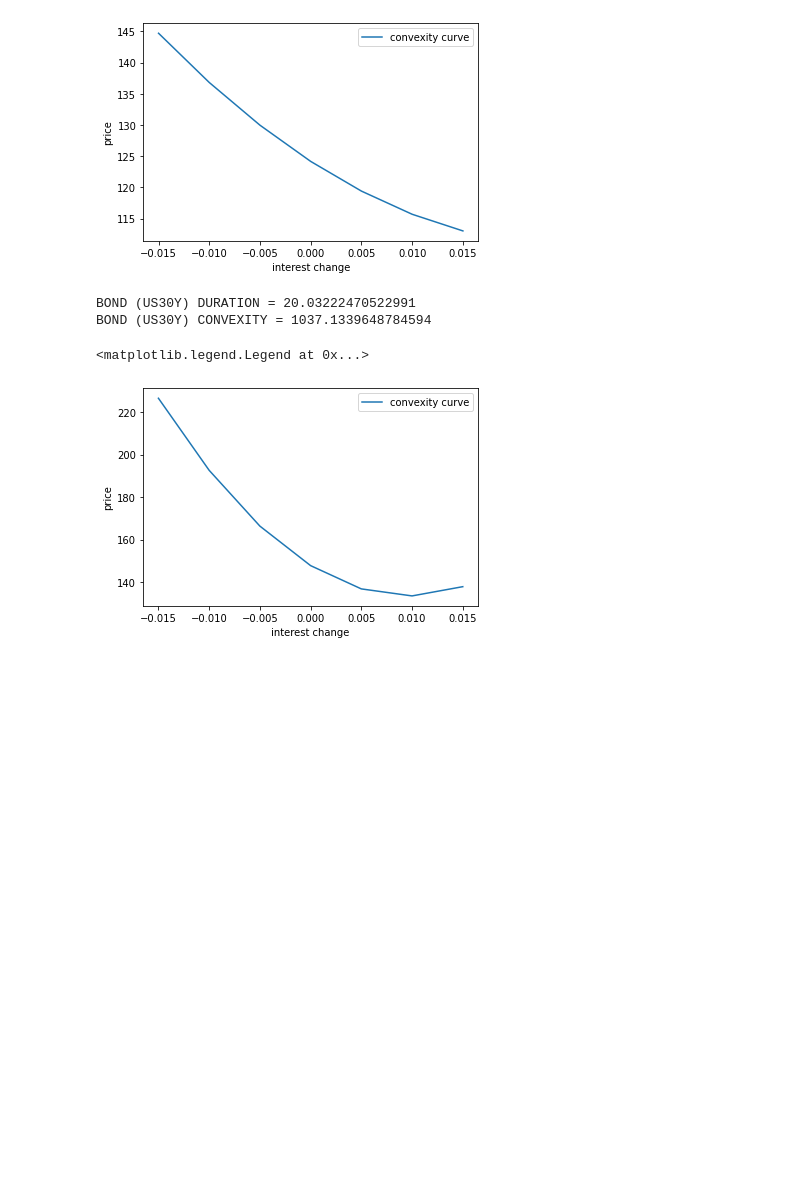
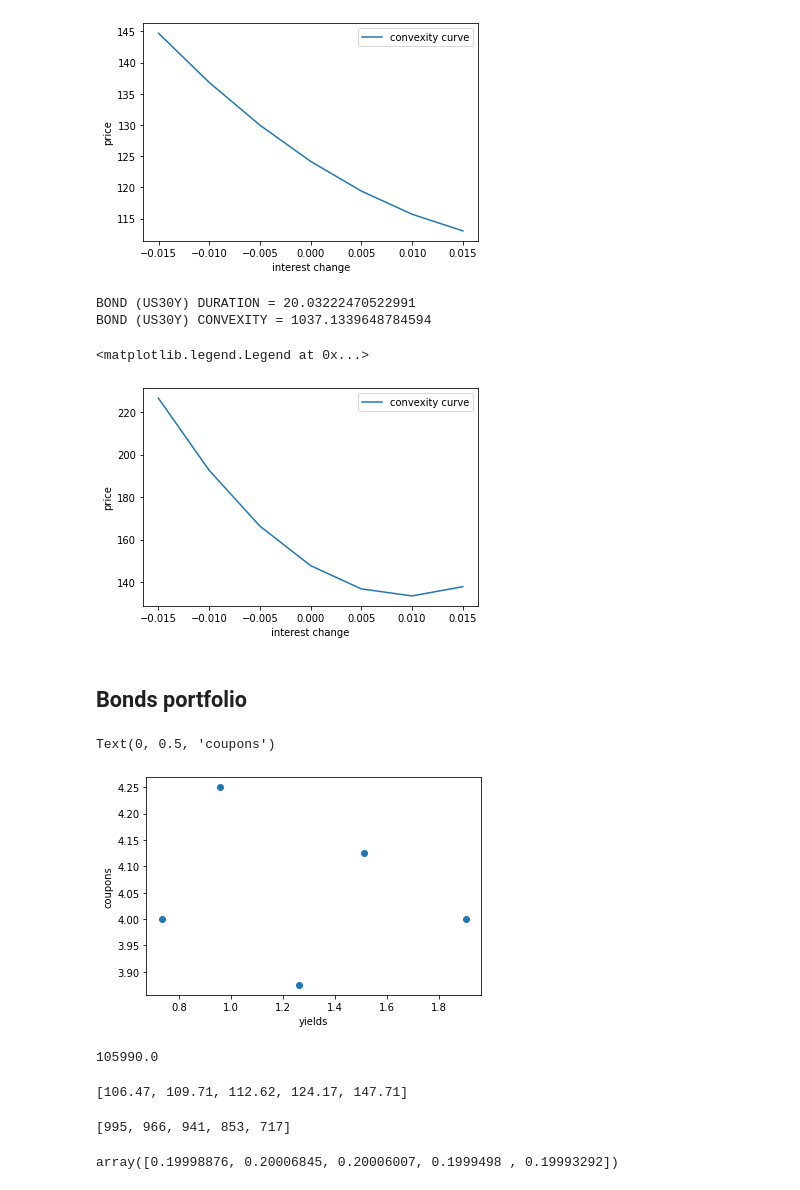
Before and after one commit to mxmws/datafin, a Jupyter notebook: Final_assigment.ipynb, the cells around one changed output. Cells and saved outputs as stored; diff of their text form; code cells hidden in the pictures; blank space fills up the shorter version.

Commit message:
bonds

```diff
--- a/Final_assigment.ipynb
+++ b/Final_assigment.ipynb
@@ -678,6 +688,9 @@ face_value = 100
 
 yields = list(bonds.iloc[:,1])[-(4+16):] #take only last 4 +16 from dec (set date)
 yields.reverse()
+
+settle_yields.append(yields[0])
+
 #set day yield
 results = Duration(yields[0], coupons[1], 2, face_value, "15-12-2022", "15-12-2025", 0)
 duration = results[0]
@@ -704,11 +717,11 @@ BOND (US3Y) CONVEXITY = 19.660227272148703
 # %%
 #US5Y
 face_value = 100
-coupon_payment = coupons[2]/100 * face_value
-
 durations = []
 yields = list(bonds.iloc[:,2])
 yields.reverse()
+settle_yields.append(yields[0])
+
 for YTM in yields[-(4):]:
     durations.append(bond_pricing.simple_bonds.bond_duration(settle="2022-12-31", mat="2027-12-31", cpn=coupons[2]/100, yld=YTM/100, freq=2))
 
@@ -745,6 +758,8 @@ face_value = 100
 
 yields = list(bonds.iloc[:,3])[-(4 + 31 + 15):]
 yields.reverse()
+settle_yields.append(yields[0])
+
 #set day yield
 results = Duration(yields[0], coupons[3], 2, face_value, "15-11-2022", "15-11-2032", 0)
 duration = results[0]
@@ -774,6 +789,8 @@ face_value = 100
 
 yields = list(bonds.iloc[:,4])[-(4 + 31 + 15):]
 yields.reverse()
+settle_yields.append(yields[0])
+
 #set day yield
 results = Duration(yields[0], coupons[4], 2, face_value, "15-11-2022", "15-11-2052", 0)
 duration = results[0]
@@ -797,3 +814,14 @@ BOND (US30Y) DURATION = 20.03222470522991
 BOND (US30Y) CONVEXITY = 1037.1339648784594
 <matplotlib.legend.Legend at 0x...>
 [figure]
+# %% [markdown]
+## Bonds portfolio
+# %%
+# I'll invest 100 000 EUR at settle date for each of the bonds (with the corresponding yield)
+
+plt.scatter(settle_yields, coupons)
+plt.xlabel("yields")
+plt.ylabel("coupons")
+# %% [output]
+Text(0, 0.5, 'coupons')
+[figure, added]
@@ -799,0 +835,30 @@ BOND (US30Y) CONVEXITY = 1037.1339648784594
+# %%
+USD
+# %% [output]
+105990.0
+# %%
+#get bond prices at settle date:
+prices_at_settle = []
+prices_at_settle.append(round(Duration(settle_yields[0], coupons[0], 2, face_value, "31-12-2022", "31-12-2024", 0)[4],2))
+prices_at_settle.append(round(Duration(settle_yields[1], coupons[1], 2, face_value,  "15-12-2022", "15-12-2025", 0)[4],2))
+prices_at_settle.append(round(Duration(settle_yields[2], coupons[2], 2, face_value,  "31-12-2022", "31-12-2027", 0)[4],2))
+prices_at_settle.append(round(Duration(settle_yields[3], coupons[3], 2, face_value,  "15-11-2022", "15-11-2032", 0)[4],2))
+prices_at_settle.append(round(Duration(settle_yields[4], coupons[4], 2, face_value,  "15-11-2022", "15-11-2052", 0)[4],2))
+prices_at_settle
+# %% [output]
+[106.47, 109.71, 112.62, 124.17, 147.71]
+# %%
+bonds_portfolio = []
+for p in prices_at_settle:
+    num_bonds = int(USD/ p)
+    bonds_portfolio.append(num_bonds)
+bonds_portfolio
+# %% [output]
+[995, 966, 941, 853, 717]
+# %%
+spent = np.array(bonds_portfolio) * np.array(prices_at_settle) # how much was spent for each bond
+#compute weights:
+weights = spent/ spent.sum()
+weights
+# %% [output]
+array([0.19998876, 0.20006845, 0.20006007, 0.1999498 , 0.19993292])
```
Also changed, not shown: parts of 14 cells of this notebook.
